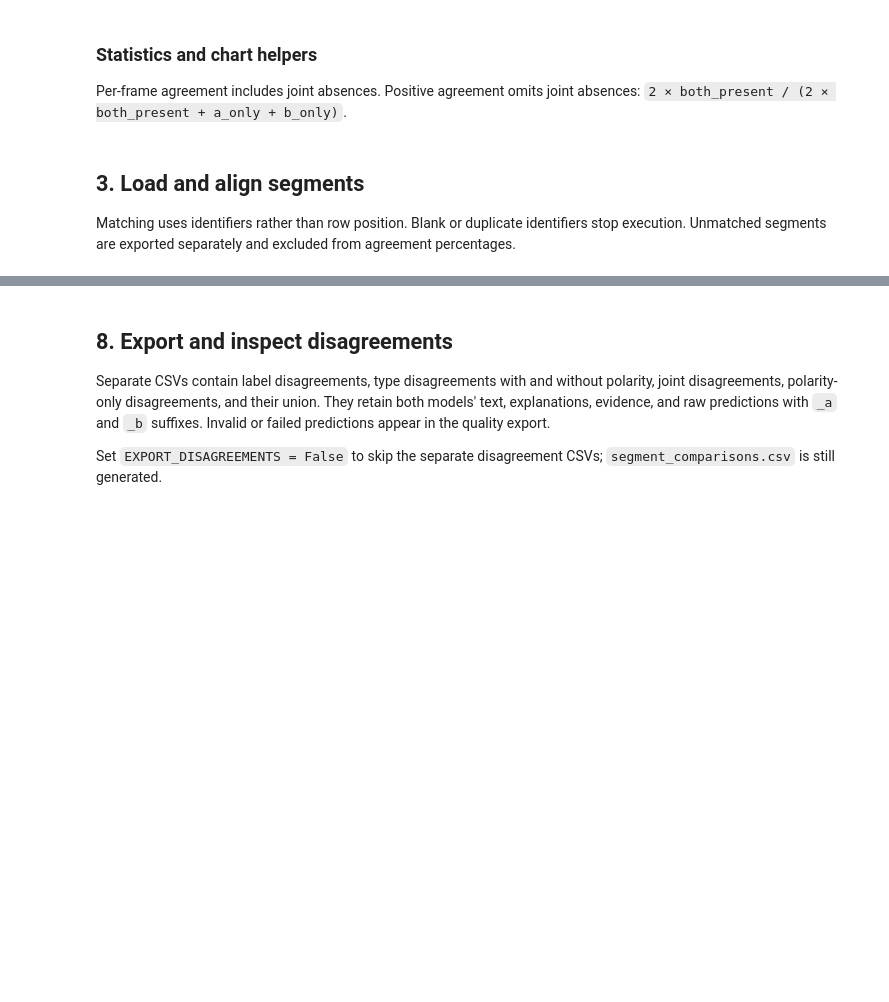
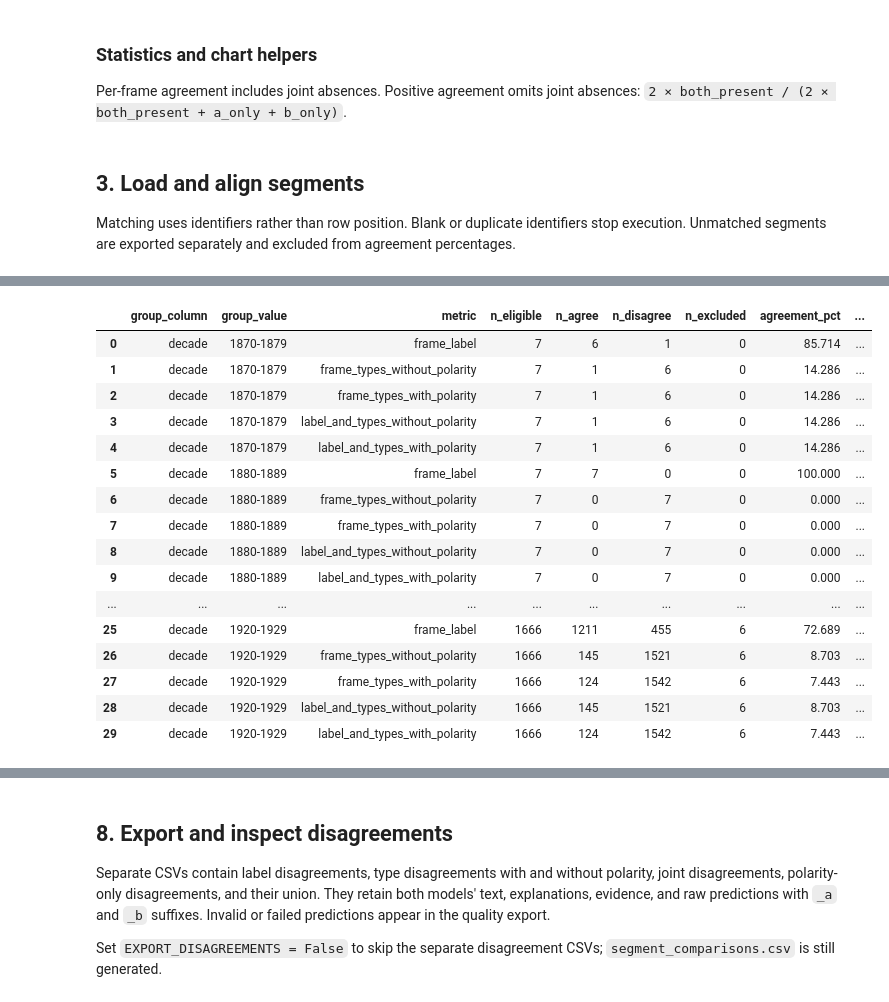
Before and after one commit to carmand03/shenbao-frame-detection, a Jupyter notebook: scripts/compare_frames.ipynb, the cells around one changed output, grey strips where cells are left out. Cells and saved outputs as stored; diff of their text form; code cells hidden in the pictures; blank space fills up the shorter version.

```diff
--- a/scripts/compare_frames.ipynb
+++ b/scripts/compare_frames.ipynb
@@ -28,7 +18,10 @@ OUTPUT_DIR = Path('output')
 NAME_A = 'Gemma 3 27B'
 NAME_B = 'Qwen 3.5 35B'
 JOIN_KEYS = None  # Example: ['doc_id', 'segment_index']
-GROUP_BY = ['year', 'source']  # Use [] to disable grouped summaries.
+GROUP_BY = ['decade', 'relevance_to_original_topic', 'gender_mentioned', 'topic_type']  # Separate summaries; [] disables them.
+TOPIC_SEPARATOR = ';'  # Set to the actual separator in topic_type, e.g. ';' or ','.
+# Each topic gets its own group; a multi-topic segment can contribute to multiple groups.
+# Decades are calendar decades: 1900-1909, 1910-1919, etc.; missing years form '(missing)'.
 EXPORT_DISAGREEMENTS = True
 MAKE_PLOTS = True
 PREVIEW_ROWS = 10
@@ -351,6 +344,7 @@ def charts(summary, confusion, per_frame, distribution, out, names):
 
 Matching uses identifiers rather than row position. Blank or duplicate identifiers stop execution. Unmatched segments are exported separately and excluded from agreement percentages.
 # %%
+CSV_A, CSV_B, OUTPUT_DIR = map(Path, (CSV_A, CSV_B, OUTPUT_DIR))
 a, b = load(CSV_A), load(CSV_B)
 keys = JOIN_KEYS or (["_row_id"] if "_row_id" in a and "_row_id" in b else ["doc_id", "segment_index"])
 def model_name(df, override, path):
@@ -438,22 +520,77 @@ Change `GROUP_BY` in settings to compare other metadata fields. Each group and m
 # %%
+def metadata_column(group):
+    # Columns present in both inputs are suffixed; model A-only columns are not.
+    if group in keys and group in pairs:
+        return group
+    if f"{group}_a" in pairs:
+        return f"{group}_a"
+    if group in a.columns and group in pairs:
+        return group
+    return None
+
+
+if 'decade' in GROUP_BY:
+    year_column = metadata_column('year')
+    year = (pd.to_numeric(pairs[year_column], errors='coerce') if year_column
+            else pd.Series(np.nan, index=pairs.index))
+    year = year.where(year.between(1000, 9999) & year.mod(1).eq(0))
+    date_column = metadata_column('date')
+    if date_column:
+        date_text = pairs[date_column].astype(str).str.strip()
+        compact = pd.to_datetime(date_text, format='%Y%m%d', errors='coerce')
+        iso = pd.to_datetime(date_text, format='%Y-%m-%d', errors='coerce')
+        year = year.fillna(compact.fillna(iso).dt.year)
+    decade_start = ((year // 10) * 10).astype('Int64')
+    pairs['decade_a'] = [f'{int(v)}-{int(v)+9}' if pd.notna(v) else '(missing)'
+                         for v in decade_start]
+    write_csv(exportable(pairs), out / 'segment_comparisons.csv')
+
+
+def topic_values(value):
+    if not TOPIC_SEPARATOR:
+        raise ValueError('TOPIC_SEPARATOR must be a nonempty literal separator.')
+    return sorted({v.strip() for v in str(value).split(TOPIC_SEPARATOR) if v.strip()}) or ['(missing)']
+
+
 grouped = []
 group_columns = {}
 for group in GROUP_BY:
-    column = group if group in keys else f"{group}_a"
-    if column not in pairs:
-        if group in a:
-            column = group
-        else:
-            print(f"Skipping absent grouping column: {group}")
-            continue
+    column = 'decade_a' if group == 'decade' else metadata_column(group)
+    if column is None or column not in pairs:
+        print(f'Skipping absent model A grouping column: {group}')
+        continue
     group_columns[group] = column
-    for value, subset in pairs.groupby(column, dropna=False, sort=True):
+    working = pairs.copy()
+    if group == 'topic_type':
+        working['_group_value'] = working[column].map(topic_values)
+        working = working.explode('_group_value')
+    else:
+        working['_group_value'] = working[column].fillna('').astype(str).str.strip().replace('', '(missing)')
+    for value, subset in working.groupby('_group_value', dropna=False, sort=True):
         table = summarize(subset)
-        table.insert(0, "group_value", value)
-        table.insert(0, "group_column", group)
+        table.insert(0, 'group_value', value)
+        table.insert(0, 'group_column', group)
         grouped.append(table)
-write_csv(pd.concat(grouped, ignore_index=True) if grouped else pd.DataFrame(
-    columns=["group_column", "group_value", *summary.columns]), out / "agreement_by_group.csv")
-
-group_summary = pd.concat(grouped, ignore_index=True) if grouped else pd.DataFrame()
+group_summary = pd.concat(grouped, ignore_index=True) if grouped else pd.DataFrame(
+    columns=['group_column', 'group_value', *summary.columns])
+write_csv(group_summary, out / 'agreement_by_group.csv')
 display(group_summary.head(30).round(3))
+print('All groups are saved in agreement_by_group.csv; the preview shows only the first 30 rows.')
+# %% [output]
+|  | group_column | group_value | metric | n_eligible | n_agree | n_disagree | n_excluded | agreement_pct | ... |
+| 0 | decade | 1870-1879 | frame_label | 7 | 6 | 1 | 0 | 85.714 | ... |
+| 1 | decade | 1870-1879 | frame_types_without_polarity | 7 | 1 | 6 | 0 | 14.286 | ... |
+| 2 | decade | 1870-1879 | frame_types_with_polarity | 7 | 1 | 6 | 0 | 14.286 | ... |
+| 3 | decade | 1870-1879 | label_and_types_without_polarity | 7 | 1 | 6 | 0 | 14.286 | ... |
+| 4 | decade | 1870-1879 | label_and_types_with_polarity | 7 | 1 | 6 | 0 | 14.286 | ... |
+| 5 | decade | 1880-1889 | frame_label | 7 | 7 | 0 | 0 | 100.000 | ... |
+| 6 | decade | 1880-1889 | frame_types_without_polarity | 7 | 0 | 7 | 0 | 0.000 | ... |
+| 7 | decade | 1880-1889 | frame_types_with_polarity | 7 | 0 | 7 | 0 | 0.000 | ... |
+| 8 | decade | 1880-1889 | label_and_types_without_polarity | 7 | 0 | 7 | 0 | 0.000 | ... |
+| 9 | decade | 1880-1889 | label_and_types_with_polarity | 7 | 0 | 7 | 0 | 0.000 | ... |
+| ... | ... | ... | ... | ... | ... | ... | ... | ... | ... |
+| 25 | decade | 1920-1929 | frame_label | 1666 | 1211 | 455 | 6 | 72.689 | ... |
+| 26 | decade | 1920-1929 | frame_types_without_polarity | 1666 | 145 | 1521 | 6 | 8.703 | ... |
+| 27 | decade | 1920-1929 | frame_types_with_polarity | 1666 | 124 | 1542 | 6 | 7.443 | ... |
+| 28 | decade | 1920-1929 | label_and_types_without_polarity | 1666 | 145 | 1521 | 6 | 8.703 | ... |
+| 29 | decade | 1920-1929 | label_and_types_with_polarity | 1666 | 124 | 1542 | 6 | 7.443 | ... |
```
Also changed, not shown: parts of 16 cells of this notebook.
